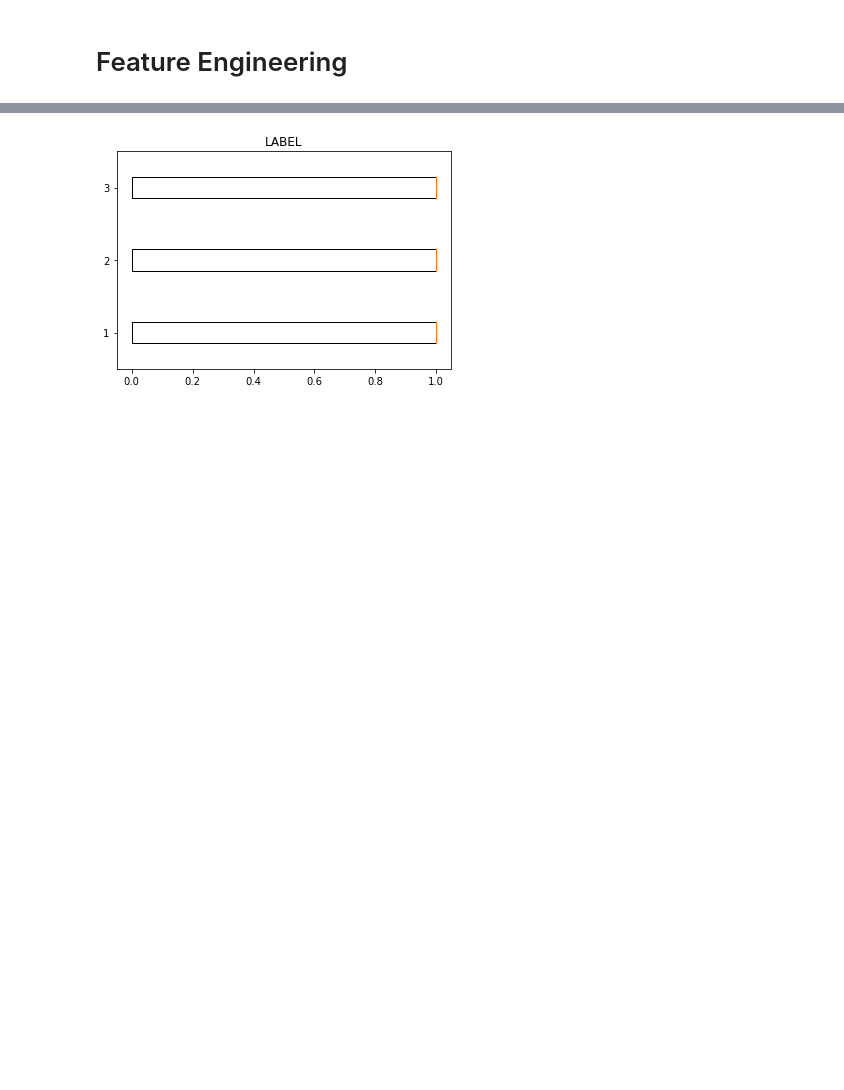
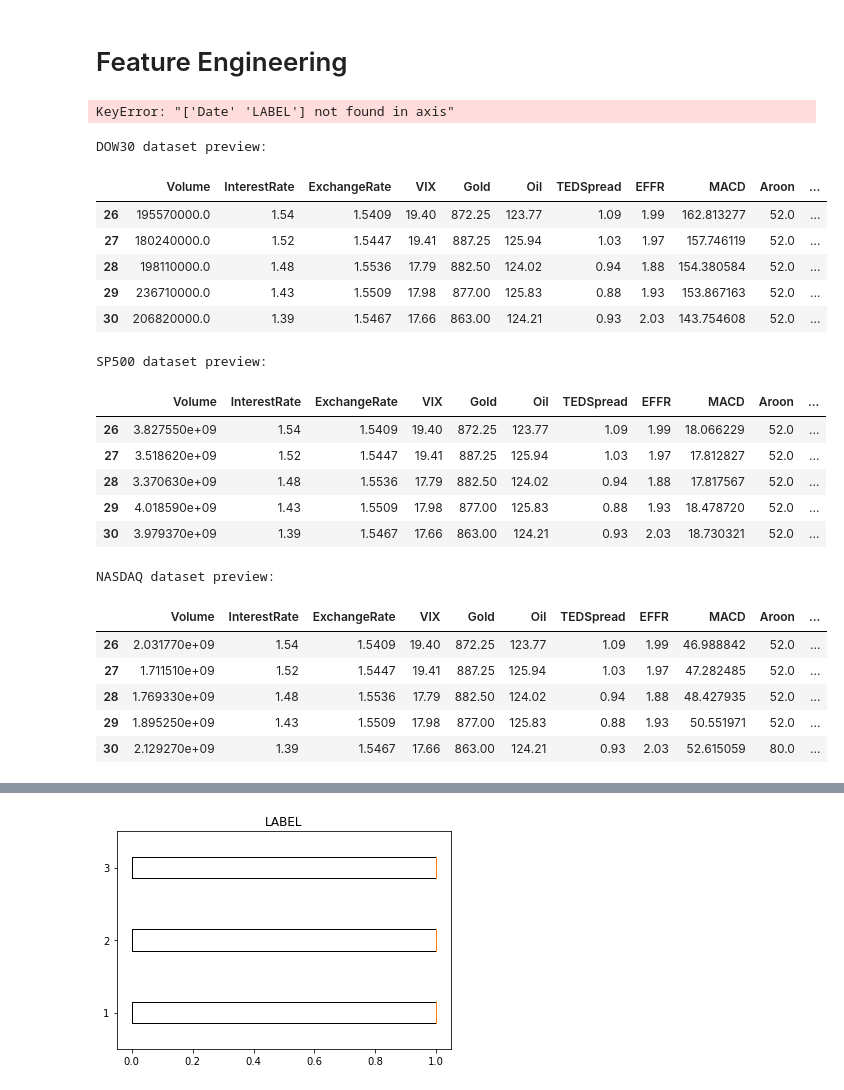
Before and after one commit to jesse-zou/CS363D-Final-Project, a Jupyter notebook: project.ipynb, the cells around one changed output, grey strips where cells are left out. Drawn from its saved outputs; the diff is of its cells as text; code cells hidden in the pictures; blank space fills up the shorter version.

```diff
--- a/project.ipynb
+++ b/project.ipynb
@@ -294,0 +314,57 @@ data_dow_processed.head()
+# %%
+engineered_features = {}
+for name, dataset_features in features.items():
+    engineered_features[name] = dataset_features
+    for add_engineered_feature in add_engineered_features:
+        engineered_features[name] = add_engineered_feature(engineered_features[name])
+    engineered_features[name] = engineered_features[name].iloc[26:]
+    dropped_fea
+    engineered_features[name] = engineered_features[name].drop(
+        [feature.value for feature in Features if not in Features.DATE],axis=1)
+# data_dow_processed = macd(data_dow_processed)
+# data_dow_processed = aroon(data_dow_processed)
+# data_dow_processed = ad(data_dow_processed)
+# data_dow_processed = stochastic(data_dow_processed)
+# data_dow_processed = data_dow_processed.iloc[26:]
+# data_dow_processed = data_dow_processed.drop(['High', 'Low', 'Close', 'Open'],axis=1)
+
+
+# data_sp_processed = macd(data_sp_processed)
+# data_sp_processed = aroon(data_sp_processed)
+# data_sp_processed = ad(data_sp_processed)
+# data_sp_processed = stochastic(data_sp_processed)
+# data_sp_processed = data_sp_processed.iloc[26:]
+# data_sp_processed = data_sp_processed.drop(['High', 'Low', 'Close', 'Open'],axis=1)
+
+# data_nas_processed = macd(data_nas_processed)
+# data_nas_processed = aroon(data_nas_processed)
+# data_nas_processed = ad(data_nas_processed)
+# data_nas_processed = stochastic(data_nas_processed)
+# data_nas_processed = data_nas_processed.iloc[26:]
+# data_nas_processed = data_nas_processed.drop(['High', 'Low', 'Close', 'Open'],axis=1)
+# %% [output]
+KeyError: "['Date' 'LABEL'] not found in axis"
+# %%
+show_preview(engineered_features)
+# %% [output]
+DOW30 dataset preview:
+|  | Volume | InterestRate | ExchangeRate | VIX | Gold | Oil | TEDSpread | EFFR | MACD | Aroon | ... |
+| 26 | 195570000.0 | 1.54 | 1.5409 | 19.40 | 872.25 | 123.77 | 1.09 | 1.99 | 162.813277 | 52.0 | ... |
+| 27 | 180240000.0 | 1.52 | 1.5447 | 19.41 | 887.25 | 125.94 | 1.03 | 1.97 | 157.746119 | 52.0 | ... |
+| 28 | 198110000.0 | 1.48 | 1.5536 | 17.79 | 882.50 | 124.02 | 0.94 | 1.88 | 154.380584 | 52.0 | ... |
+| 29 | 236710000.0 | 1.43 | 1.5509 | 17.98 | 877.00 | 125.83 | 0.88 | 1.93 | 153.867163 | 52.0 | ... |
+| 30 | 206820000.0 | 1.39 | 1.5467 | 17.66 | 863.00 | 124.21 | 0.93 | 2.03 | 143.754608 | 52.0 | ... |
+SP500 dataset preview:
+|  | Volume | InterestRate | ExchangeRate | VIX | Gold | Oil | TEDSpread | EFFR | MACD | Aroon | ... |
+| 26 | 3.827550e+09 | 1.54 | 1.5409 | 19.40 | 872.25 | 123.77 | 1.09 | 1.99 | 18.066229 | 52.0 | ... |
+| 27 | 3.518620e+09 | 1.52 | 1.5447 | 19.41 | 887.25 | 125.94 | 1.03 | 1.97 | 17.812827 | 52.0 | ... |
+| 28 | 3.370630e+09 | 1.48 | 1.5536 | 17.79 | 882.50 | 124.02 | 0.94 | 1.88 | 17.817567 | 52.0 | ... |
+| 29 | 4.018590e+09 | 1.43 | 1.5509 | 17.98 | 877.00 | 125.83 | 0.88 | 1.93 | 18.478720 | 52.0 | ... |
+| 30 | 3.979370e+09 | 1.39 | 1.5467 | 17.66 | 863.00 | 124.21 | 0.93 | 2.03 | 18.730321 | 52.0 | ... |
+NASDAQ dataset preview:
+|  | Volume | InterestRate | ExchangeRate | VIX | Gold | Oil | TEDSpread | EFFR | MACD | Aroon | ... |
+| 26 | 2.031770e+09 | 1.54 | 1.5409 | 19.40 | 872.25 | 123.77 | 1.09 | 1.99 | 46.988842 | 52.0 | ... |
+| 27 | 1.711510e+09 | 1.52 | 1.5447 | 19.41 | 887.25 | 125.94 | 1.03 | 1.97 | 47.282485 | 52.0 | ... |
+| 28 | 1.769330e+09 | 1.48 | 1.5536 | 17.79 | 882.50 | 124.02 | 0.94 | 1.88 | 48.427935 | 52.0 | ... |
+| 29 | 1.895250e+09 | 1.43 | 1.5509 | 17.98 | 877.00 | 125.83 | 0.88 | 1.93 | 50.551971 | 52.0 | ... |
+| 30 | 2.129270e+09 | 1.39 | 1.5467 | 17.66 | 863.00 | 124.21 | 0.93 | 2.03 | 52.615059 | 80.0 | ... |
```
Also changed, not shown: parts of 15 cells of this notebook.
